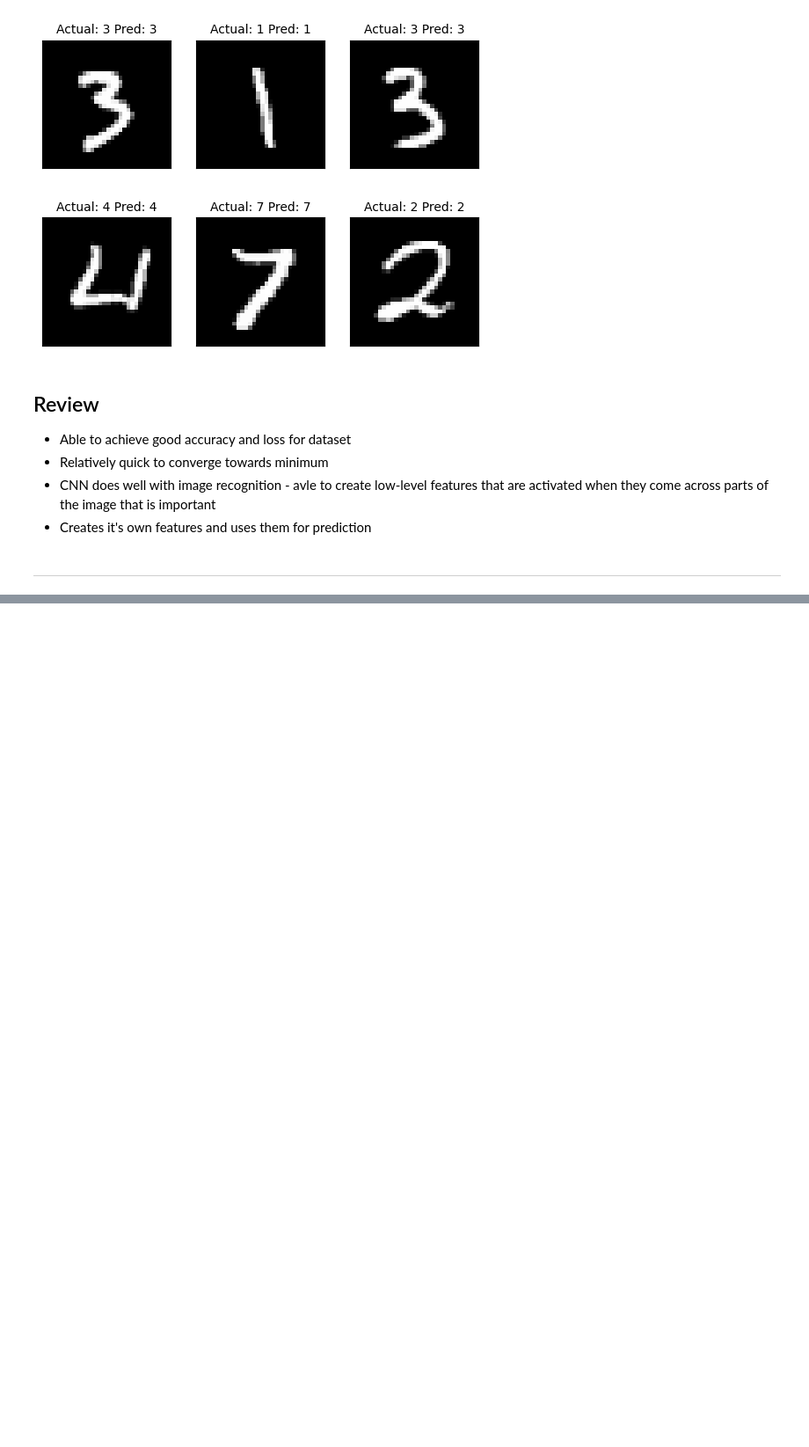
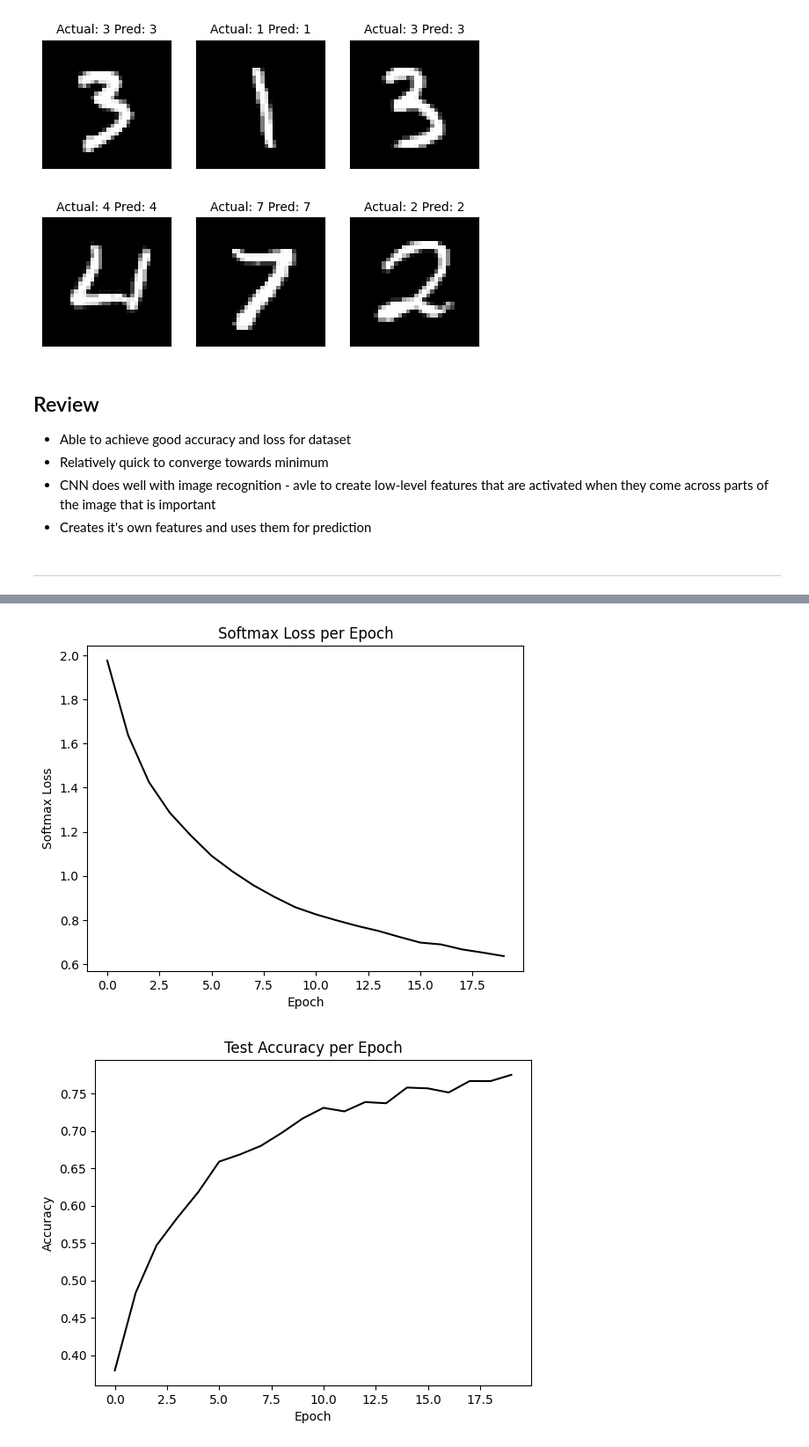
Before and after one commit to minimartzz/tensorflow-cookbook, a Jupyter notebook: ch8 convolutional nn/intro_to_cnn.ipynb, the cells around one changed output, grey strips where cells are left out. Shown at 88% size. Saved outputs shown, nothing was run; the diff lists cells and outputs as text; code cells hidden in the pictures; blank space fills up the shorter version.

```diff
--- a/ch8 convolutional nn/intro_to_cnn.ipynb
+++ b/ch8 convolutional nn/intro_to_cnn.ipynb
@@ -261,0 +355,11 @@ plt.show()
+# %%
+# Image pipeline - using methods from tf.data
+dataset_train_processed = (dataset_train
+  .shuffle(BUFFER_SIZE)
+  .batch(BATCH_SIZE)
+  .map(read_cifar_files)
+)
+dataset_test_processed = (dataset_test
+  .batch(BATCH_SIZE)
+  .map(read_cifar_files)
+)
@@ -261,0 +485,6 @@ plt.show()
+# %%
+history = model.fit(
+  dataset_train_processed,
+  validation_data=dataset_test_processed,
+  epochs=EPOCHS
+)
@@ -261,0 +509,21 @@ plt.show()
+# %%
+# Print loss and accuracy
+# Matlotlib code to plot the loss and accuracy
+epochs_indices = range(0, epochs, 1)
+
+# Plot loss over time
+plt.plot(epochs_indices, history.history["loss"], 'k-')
+plt.title('Softmax Loss per Epoch')
+plt.xlabel('Epoch')
+plt.ylabel('Softmax Loss')
+plt.show()
+
+# Plot accuracy over time
+plt.plot(epochs_indices, history.history["val_accuracy"], 'k-')
+plt.title('Test Accuracy per Epoch')
+plt.xlabel('Epoch')
+plt.ylabel('Accuracy')
+plt.show()# Print loss and accuracy
+# %% [output]
+[figure, added]
+[figure, added]
```
Also changed, not shown: parts of 27 cells of this notebook, 3 other files.
